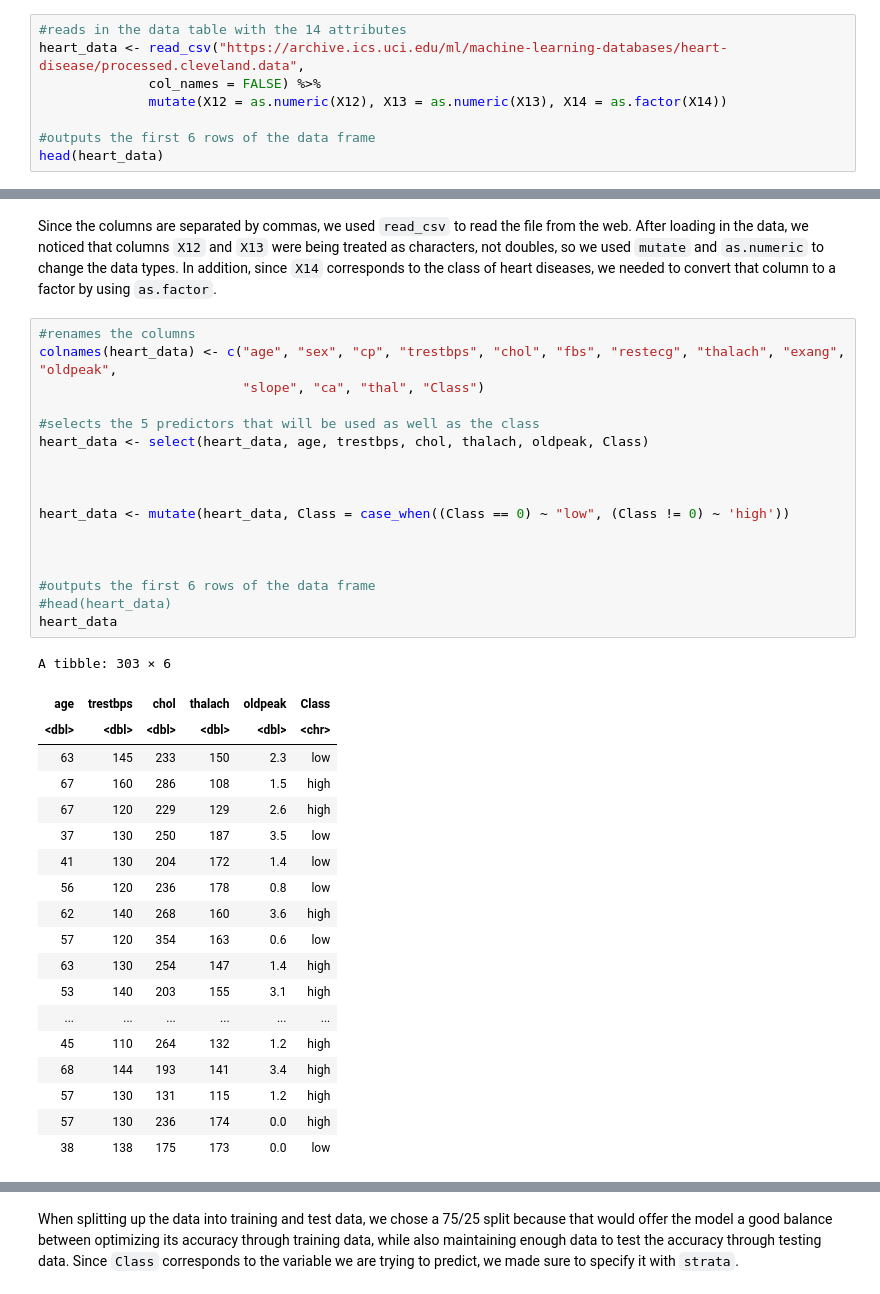
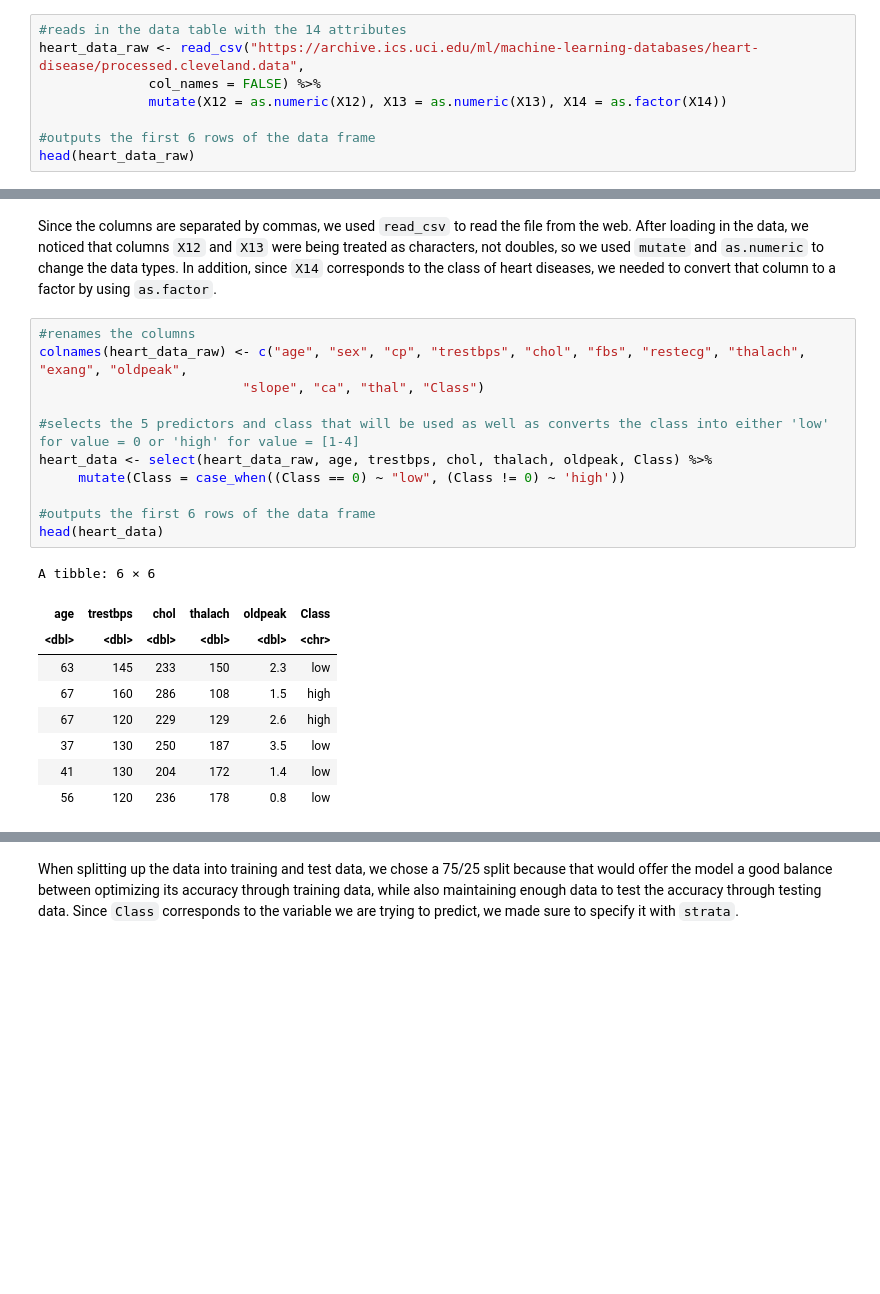
Before and after one commit to jamiema1/Predicting-Heart-Disease-with-KNN-Algorithm, a Jupyter notebook: final_report.ipynb, the cells around one changed output, grey strips where cells are left out. Saved outputs shown, nothing was run; the diff lists cells and outputs as text; blank space fills up the shorter version.

```diff
--- a/final_report.ipynb
+++ b/final_report.ipynb
@@ -60,12 +60,12 @@ The following object is masked from ‘package:dplyr’:
 ## Reading and Wrangling the Data
 # %%
 #reads in the data table with the 14 attributes
-heart_data <- read_csv("https://archive.ics.uci.edu/ml/machine-learning-databases/heart-disease/processed.cleveland.data",
+heart_data_raw <- read_csv("https://archive.ics.uci.edu/ml/machine-learning-databases/heart-disease/processed.cleveland.data",
               col_names = FALSE) %>%
               mutate(X12 = as.numeric(X12), X13 = as.numeric(X13), X14 = as.factor(X14))
 
 #outputs the first 6 rows of the data frame
-head(heart_data)
+head(heart_data_raw)
 # %% [output]
 Parsed with column specification:
 cols(
@@ -97,39 +97,23 @@ A tibble: 6 × 14
 Since the columns are separated by commas, we used `read_csv` to read the file from the web. After loading in the data, we noticed that columns `X12` and `X13` were being treated as characters, not doubles, so we used `mutate` and `as.numeric` to change the data types. In addition, since `X14` corresponds to the class of heart diseases, we needed to convert that column to a factor by using `as.factor`.
 # %%
 #renames the columns
-colnames(heart_data) <- c("age", "sex", "cp", "trestbps", "chol", "fbs", "restecg", "thalach", "exang", "oldpeak",
+colnames(heart_data_raw) <- c("age", "sex", "cp", "trestbps", "chol", "fbs", "restecg", "thalach", "exang", "oldpeak",
                           "slope", "ca", "thal", "Class")
 
-#selects the 5 predictors that will be used as well as the class
-heart_data <- select(heart_data, age, trestbps, chol, thalach, oldpeak, Class)
-
-
-
-heart_data <- mutate(heart_data, Class = case_when((Class == 0) ~ "low", (Class != 0) ~ 'high'))
-
-
+#selects the 5 predictors and class that will be used as well as converts the class into either 'low' for value = 0 or 'high' for value = [1-4]
+heart_data <- select(heart_data_raw, age, trestbps, chol, thalach, oldpeak, Class) %>%
+     mutate(Class = case_when((Class == 0) ~ "low", (Class != 0) ~ 'high'))
 
 #outputs the first 6 rows of the data frame
-#head(heart_data)
-heart_data
+head(heart_data)
 # %% [output]
-A tibble: 303 × 6
+A tibble: 6 × 6
 | age | trestbps | chol | thalach | oldpeak | Class |
 | <dbl> | <dbl> | <dbl> | <dbl> | <dbl> | <chr> |
 | 63 | 145 | 233 | 150 | 2.3 | low |
 | 67 | 160 | 286 | 108 | 1.5 | high |
 | 67 | 120 | 229 | 129 | 2.6 | high |
 | 37 | 130 | 250 | 187 | 3.5 | low |
 | 41 | 130 | 204 | 172 | 1.4 | low |
 | 56 | 120 | 236 | 178 | 0.8 | low |
-| 62 | 140 | 268 | 160 | 3.6 | high |
-| 57 | 120 | 354 | 163 | 0.6 | low |
-| 63 | 130 | 254 | 147 | 1.4 | high |
-| 53 | 140 | 203 | 155 | 3.1 | high |
-| ... | ... | ... | ... | ... | ... |
-| 45 | 110 | 264 | 132 | 1.2 | high |
-| 68 | 144 | 193 | 141 | 3.4 | high |
-| 57 | 130 | 131 | 115 | 1.2 | high |
-| 57 | 130 | 236 | 174 | 0.0 | high |
-| 38 | 138 | 175 | 173 | 0.0 | low |
 # %% [markdown]
```
Also changed, not shown: parts of 17 cells of this notebook.
